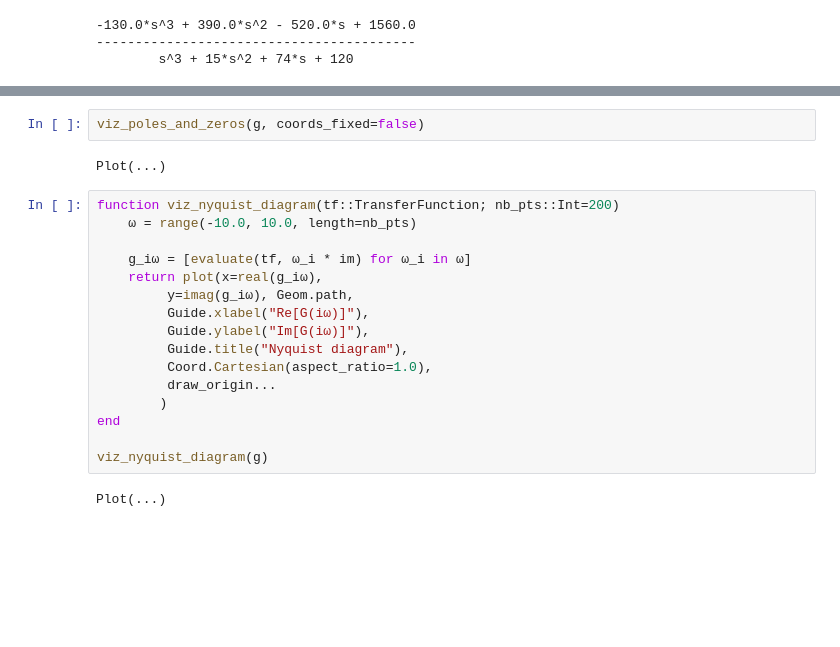
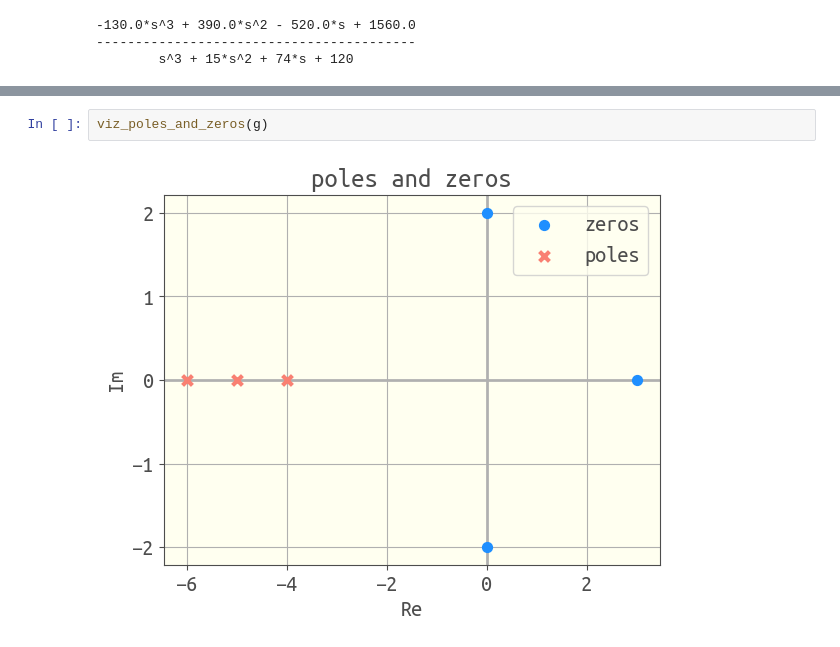
Before and after one commit to SimonEnsemble/Controlz.jl, a Jupyter notebook: src/development.ipynb, the cells around one changed output, grey strips where cells are left out. Cells and saved outputs as stored; diff of their text form; blank space fills up the shorter version.

```diff
--- a/src/development.ipynb
+++ b/src/development.ipynb
@@ -88,22 +31,4 @@ viz_poles_and_zeros (generic function with 1 method)
 # %%
-viz_poles_and_zeros(g, coords_fixed=false)
+viz_poles_and_zeros(g)
 # %% [output]
-Plot(...)
+[figure, added]
-# %%
-function viz_nyquist_diagram(tf::TransferFunction; nb_pts::Int=200)
-    ω = range(-10.0, 10.0, length=nb_pts)
-
-    g_iω = [evaluate(tf, ω_i * im) for ω_i in ω]
-    return plot(x=real(g_iω),
-         y=imag(g_iω), Geom.path,
-         Guide.xlabel("Re[G(iω)]"),
-         Guide.ylabel("Im[G(iω)]"),
-         Guide.title("Nyquist diagram"),
-         Coord.Cartesian(aspect_ratio=1.0),
-         draw_origin...
-        )
-end
-
-viz_nyquist_diagram(g)
-# %% [output]
-Plot(...)
```
Also changed, not shown: parts of 9 cells of this notebook, 4 other files.
